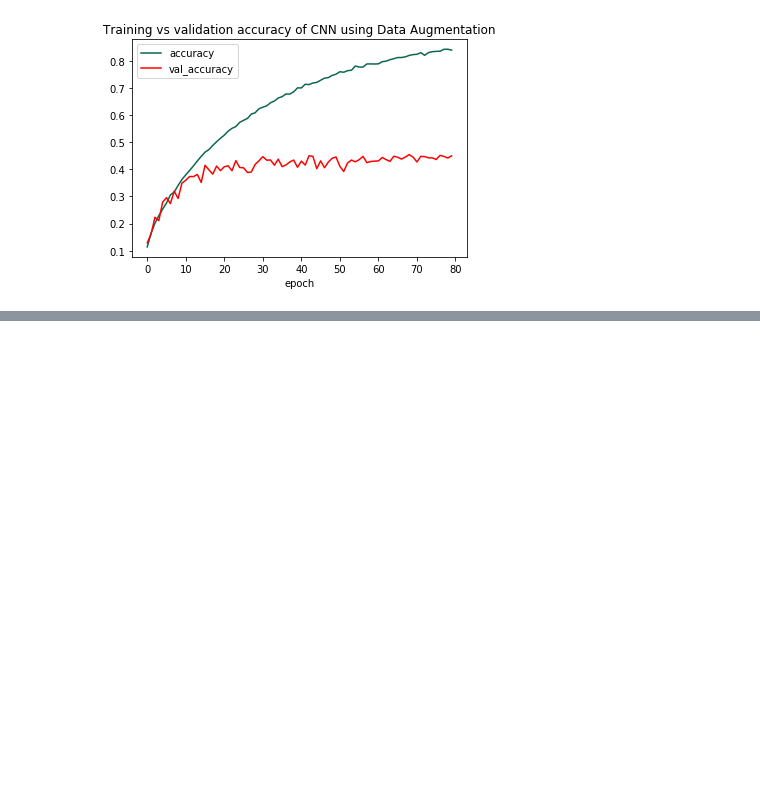
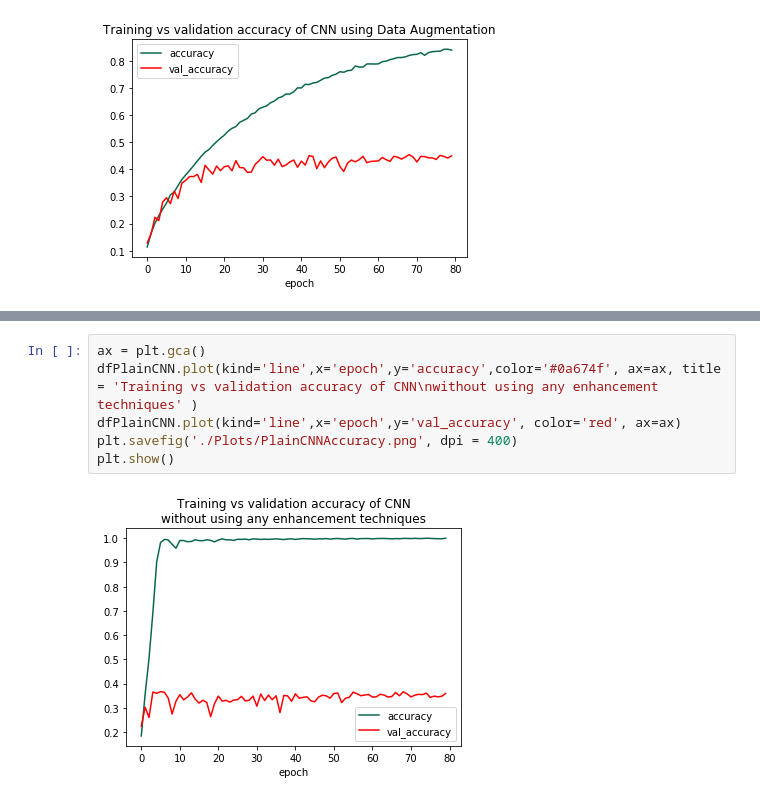
Before and after one commit to nasifimtiazohi/Caltech256-project, a Jupyter notebook: PlotGenerator.ipynb, the cells around one changed output, grey strips where cells are left out. Saved outputs shown, nothing was run; the diff lists cells and outputs as text; blank space fills up the shorter version.

```diff
--- a/PlotGenerator.ipynb
+++ b/PlotGenerator.ipynb
@@ -21,0 +41,8 @@ plt.show()
+# %%
+ax = plt.gca()
+dfPlainCNN.plot(kind='line',x='epoch',y='accuracy',color='#0a674f', ax=ax, title = 'Training vs validation accuracy of CNN\nwithout using any enhancement techniques' )
+dfPlainCNN.plot(kind='line',x='epoch',y='val_accuracy', color='red', ax=ax)
+plt.savefig('./Plots/PlainCNNAccuracy.png', dpi = 400)
+plt.show()
+# %% [output]
+[figure, added]
```
Also changed, not shown: parts of 11 cells of this notebook, 6 other files.
